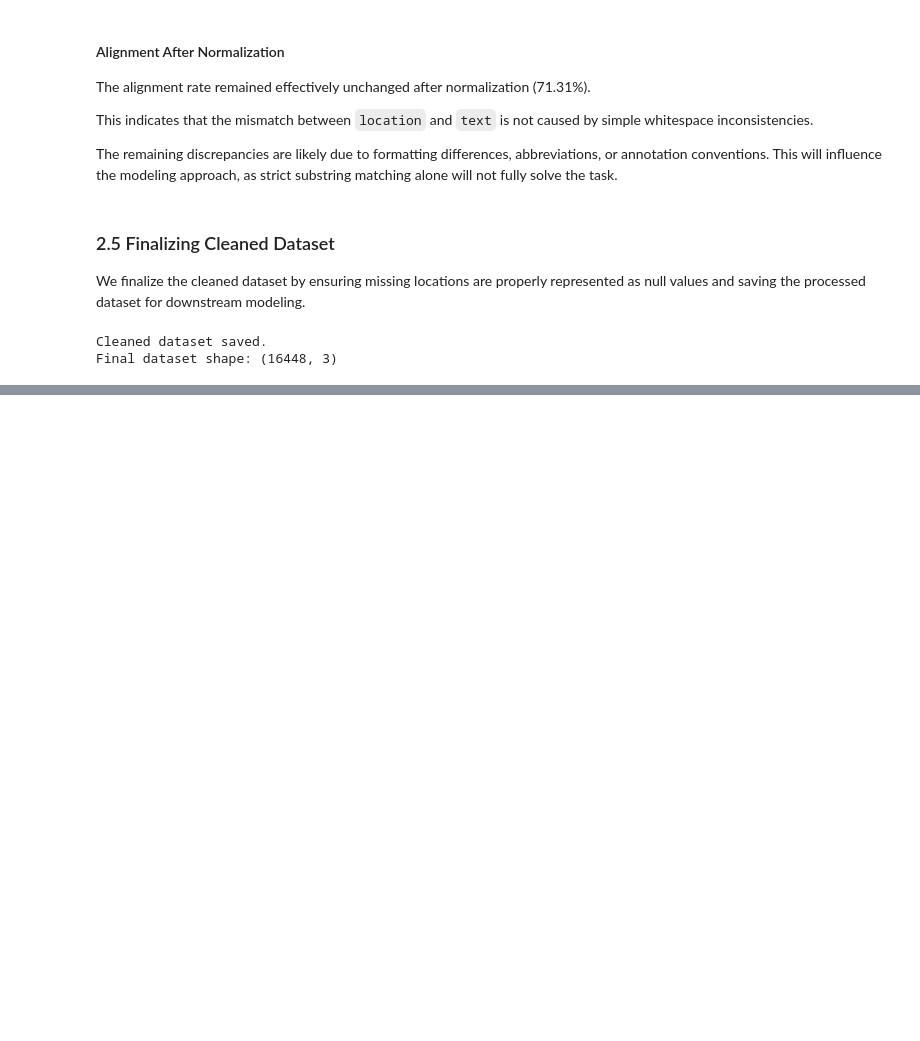
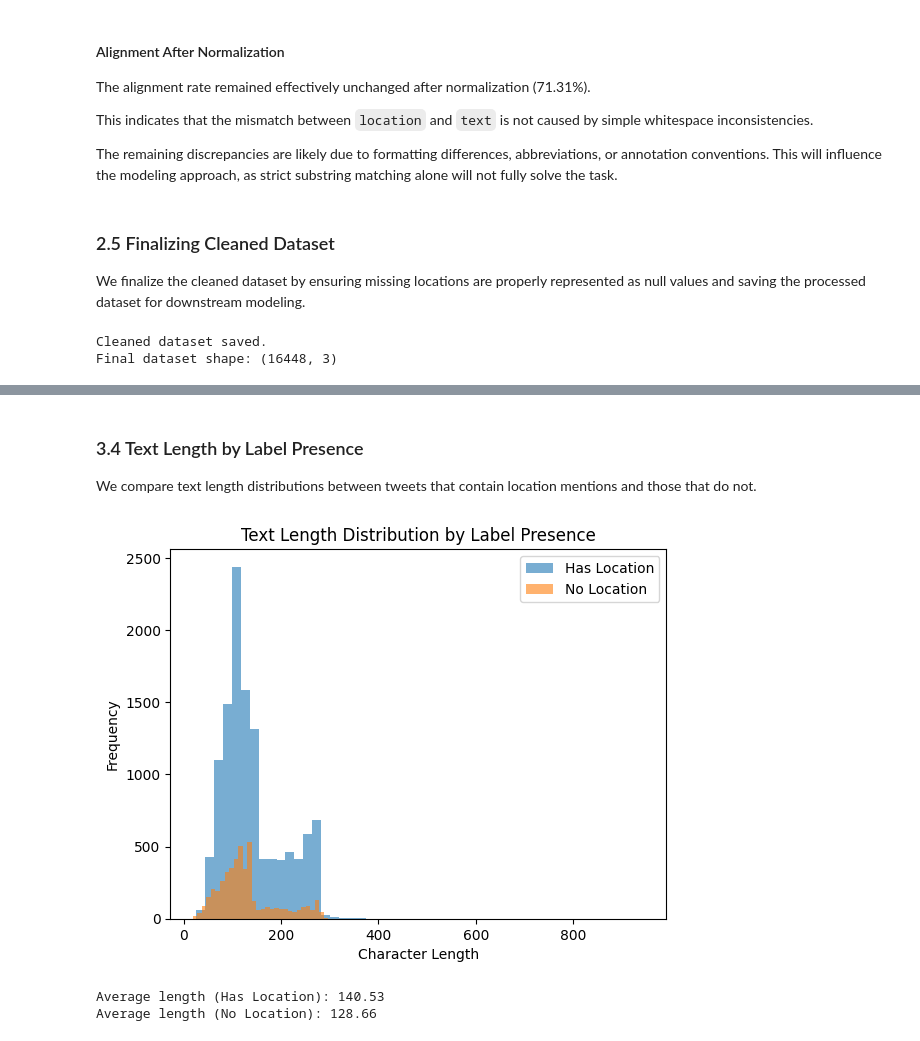
Before and after one commit to RofhiwaRamps23/disaster-location-mention-recognition, a Jupyter notebook: notebooks/01_eda.ipynb, the cells around one changed output, grey strips where cells are left out. Drawn from its saved outputs; the diff is of its cells as text; code cells hidden in the pictures; blank space fills up the shorter version.

```diff
--- a/notebooks/01_eda.ipynb
+++ b/notebooks/01_eda.ipynb
@@ -340,0 +459,23 @@ Final dataset shape: (16448, 3)
+# %% [markdown]
+### 3.4 Text Length by Label Presence
+
+We compare text length distributions between tweets that contain location mentions and those that do not.
+# %%
+has_location = cleaned[cleaned["location"].notna()]
+no_location = cleaned[cleaned["location"].isna()]
+
+plt.figure()
+plt.hist(has_location["text_length"], bins=50, alpha=0.6, label="Has Location")
+plt.hist(no_location["text_length"], bins=50, alpha=0.6, label="No Location")
+plt.legend()
+plt.title("Text Length Distribution by Label Presence")
+plt.xlabel("Character Length")
+plt.ylabel("Frequency")
+plt.show()
+
+print("Average length (Has Location):", round(has_location["text_length"].mean(), 2))
+print("Average length (No Location):", round(no_location["text_length"].mean(), 2))
+# %% [output]
+[figure, added]
+Average length (Has Location): 140.53
+Average length (No Location): 128.66
```
Also changed, not shown: parts of 12 cells of this notebook.
